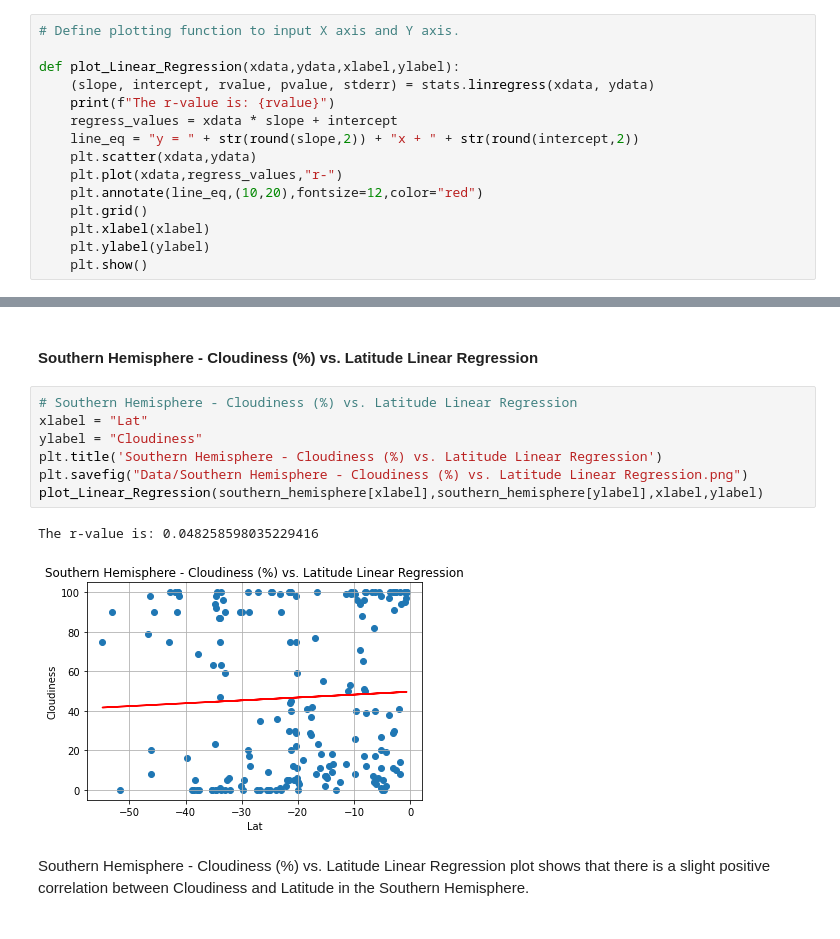
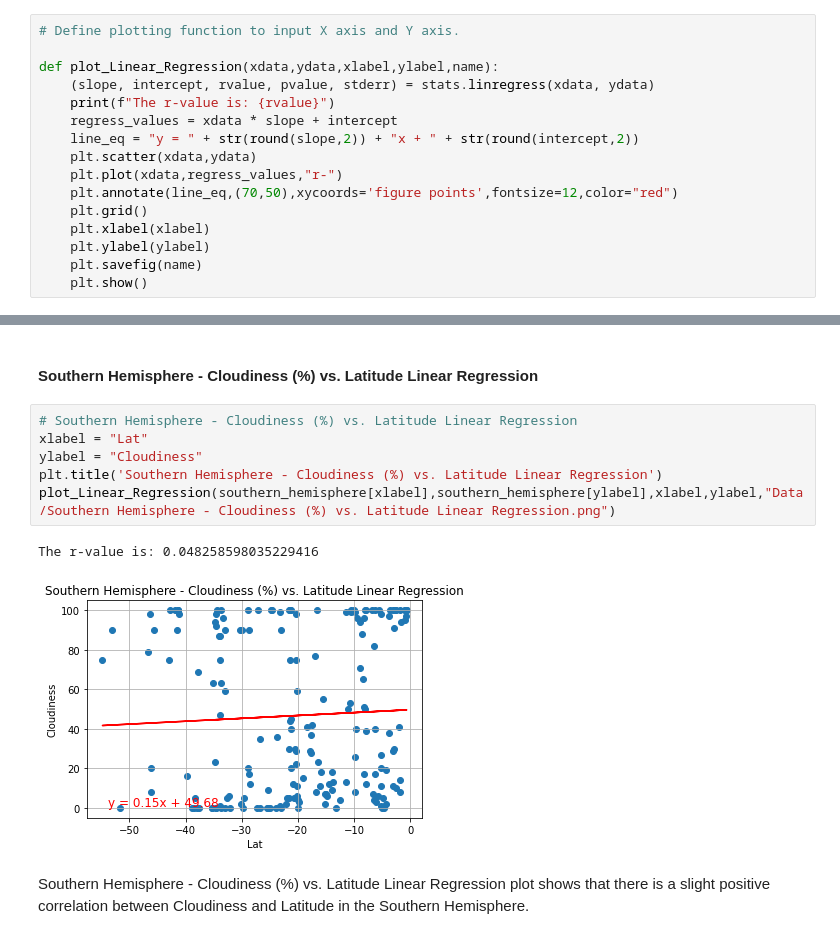
Before and after one commit to itsnameeta/python-api-challenge, a Jupyter notebook: WeatherPy/WeatherPy.ipynb, the cells around one changed output, grey strips where cells are left out. Cells and saved outputs as stored; diff of their text form.

```diff
--- a/WeatherPy/WeatherPy.ipynb
+++ b/WeatherPy/WeatherPy.ipynb
@@ -355,17 +355,18 @@ southern_hemisphere.head()
 # %%
 # Define plotting function to input X axis and Y axis.
 
-def plot_Linear_Regression(xdata,ydata,xlabel,ylabel):
+def plot_Linear_Regression(xdata,ydata,xlabel,ylabel,name):
     (slope, intercept, rvalue, pvalue, stderr) = stats.linregress(xdata, ydata)
     print(f"The r-value is: {rvalue}")
     regress_values = xdata * slope + intercept
     line_eq = "y = " + str(round(slope,2)) + "x + " + str(round(intercept,2))
     plt.scatter(xdata,ydata)
     plt.plot(xdata,regress_values,"r-")
-    plt.annotate(line_eq,(10,20),fontsize=12,color="red")
+    plt.annotate(line_eq,(70,50),xycoords='figure points',fontsize=12,color="red")
     plt.grid()
     plt.xlabel(xlabel)
     plt.ylabel(ylabel)
+    plt.savefig(name)
     plt.show()
 # %% [markdown]
 ####  Northern Hemisphere - Max Temp vs. Latitude Linear Regression
@@ -442,13 +438,12 @@ Northern Hemisphere - Cloudiness (%) vs. Latitude Linear Regression plot shows t
 # %%
 # Southern Hemisphere - Cloudiness (%) vs. Latitude Linear Regression
 xlabel = "Lat"
 ylabel = "Cloudiness"
 plt.title('Southern Hemisphere - Cloudiness (%) vs. Latitude Linear Regression')
-plt.savefig("Data/Southern Hemisphere - Cloudiness (%) vs. Latitude Linear Regression.png")
-plot_Linear_Regression(southern_hemisphere[xlabel],southern_hemisphere[ylabel],xlabel,ylabel)
+plot_Linear_Regression(southern_hemisphere[xlabel],southern_hemisphere[ylabel],xlabel,ylabel,"Data/Southern Hemisphere - Cloudiness (%) vs. Latitude Linear Regression.png")
 # %% [output]
 The r-value is: 0.048258598035229416
-[figure, old version]
+[figure, new version]
 # %% [markdown]
 Southern Hemisphere - Cloudiness (%) vs. Latitude Linear Regression plot shows that there is a slight positive correlation between Cloudiness and Latitude in the Southern Hemisphere.
 # %% [markdown]
```
Also changed, not shown: parts of 7 cells of this notebook, 8 other files.
